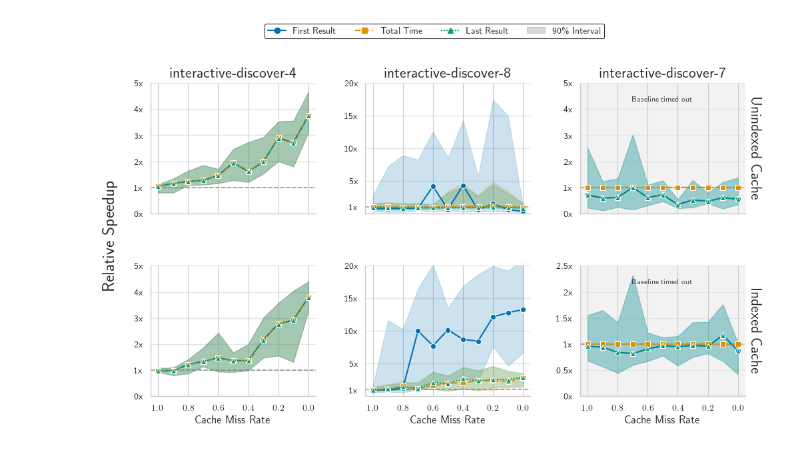
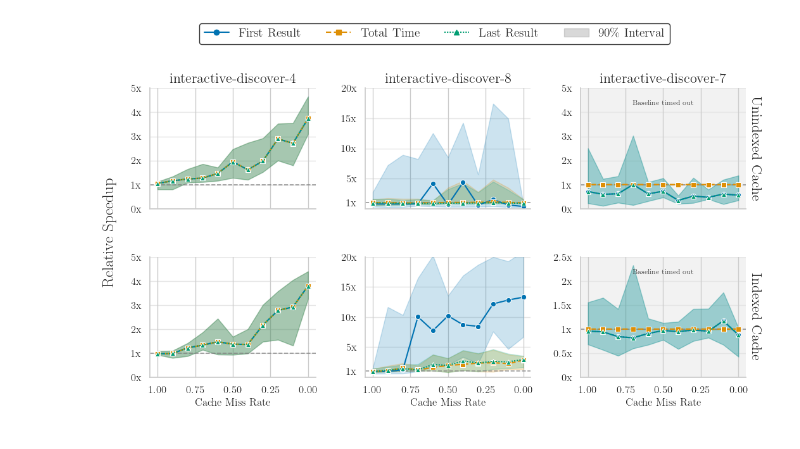
Before and after one commit to RubenEschauzier/process-raw-caching-jbr-output, a Jupyter notebook: src/data_analysis_synthetic_hitrate.ipynb, the cells around one changed output. Saved outputs shown, nothing was run; the diff lists cells and outputs as text; code cells hidden in the pictures.

Commit message:
Update to match font of paper

```diff
--- a/src/data_analysis_synthetic_hitrate.ipynb
+++ b/src/data_analysis_synthetic_hitrate.ipynb
@@ -473,23 +472,23 @@ from pathlib import Path
 
 # Apply LNCS specific styling to Matplotlib and Seaborn
 rc_params = {
-    "text.usetex": True,                     # Render text with LaTeX
+    "text.usetex": True,
     "font.family": "serif",
-    "font.serif": ["Computer Modern Roman"], # LNCS default font
-    "font.size": 10,                         # LNCS base text size
-    "axes.titlesize": 10,                    # Subplot titles
-    "axes.labelsize": 10,                    # X/Y axis labels
-    "xtick.labelsize": 9,                    # Slightly smaller for ticks
-    "ytick.labelsize": 9,
-    "legend.fontsize": 9,                    # LNCS often uses smaller font for auxiliary text
-    "figure.titlesize": 10
+    "font.serif": ["Computer Modern Roman"],
+    "font.size": 14,
+    "axes.titlesize": 14,
+    "axes.labelsize": 14,
+    "xtick.labelsize": 12,
+    "ytick.labelsize": 12,
+    "legend.fontsize": 14,
+    "figure.titlesize": 14
 }
 
 # Pass the dictionary to Seaborn's theme setter
 sns.set_theme(style="whitegrid", rc=rc_params)
 
 def create_trellis_plot_minmax(df, save_location="cache_performance_2x3_academic.pdf"):
-    sns.set_theme(style="whitegrid", context="paper", font_scale=1.1)
+    # sns.set_theme(style="whitegrid", context="paper", font_scale=1.1)
 
     # Enforce the column order to logically flow: Ideal -> Variance -> Flatline/Timeout
     col_order = ['interactive-discover-4', 'interactive-discover-8', 'interactive-discover-7 (Timeout Baseline)']
@@ -621,31 +620,31 @@ def create_trellis_plot_minmax(df, save_location="cache_performance_2x3_academic
     save_path.parent.mkdir(parents=True, exist_ok=True)
 
     plt.savefig(save_path, bbox_inches='tight')
     plt.show()
 
 
 if __name__ == "__main__":
     df_unindexed = load_and_process_data("../data/data-synth-hitrate-cache",
                                          file_pattern="query-results-raw-hitrate-*.json")
     df_indexed = load_and_process_data("../data/data-synth-hitrate-query-cache",
                                        file_pattern="query-results-raw-query-cache-hitrate-*.json")
 
     df_unindexed['Cache Type'] = 'Unindexed Cache'
     df_indexed['Cache Type'] = 'Indexed Cache'
 
     df_combined = pd.concat([df_unindexed, df_indexed], ignore_index=True)
     target_templates = [
         'interactive-discover-4',
         'interactive-discover-8',
         'interactive-discover-7',
         'interactive-discover-7 (Timeout Baseline)'
     ]
 
     df_filtered = df_combined[df_combined['template'].isin(target_templates)].copy()
 
     if not df_filtered.empty:
         create_trellis_plot_minmax(df_filtered, save_location="../output/synth_hitrate_figures/synth_hit_rate_reduced.pdf")
     else:
         print("No valid data found after filtering for selected templates.")
 # %% [output]
-[figure, old version]
+[figure, new version]
```
Also changed, not shown: parts of 2 cells of this notebook, 3 other files.
